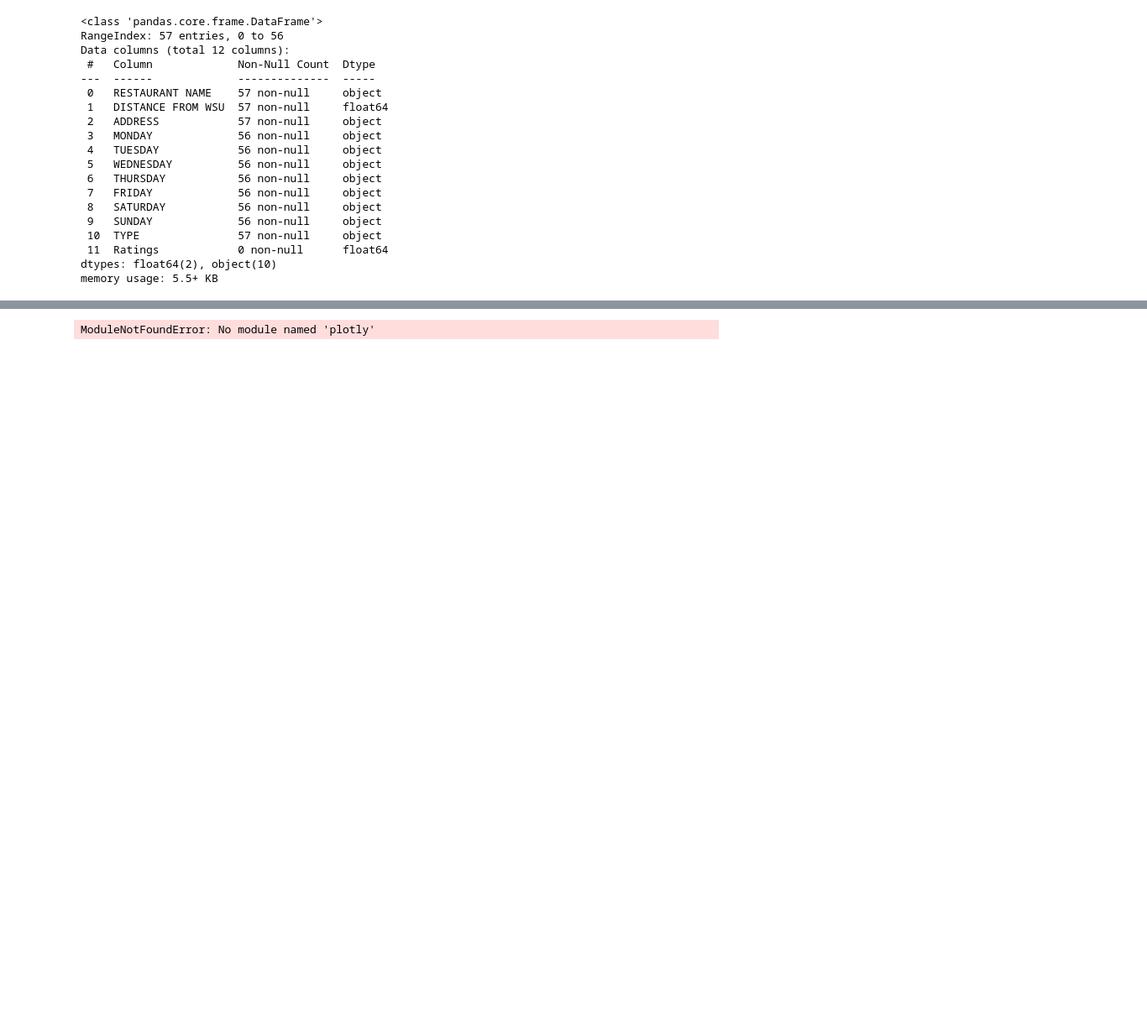
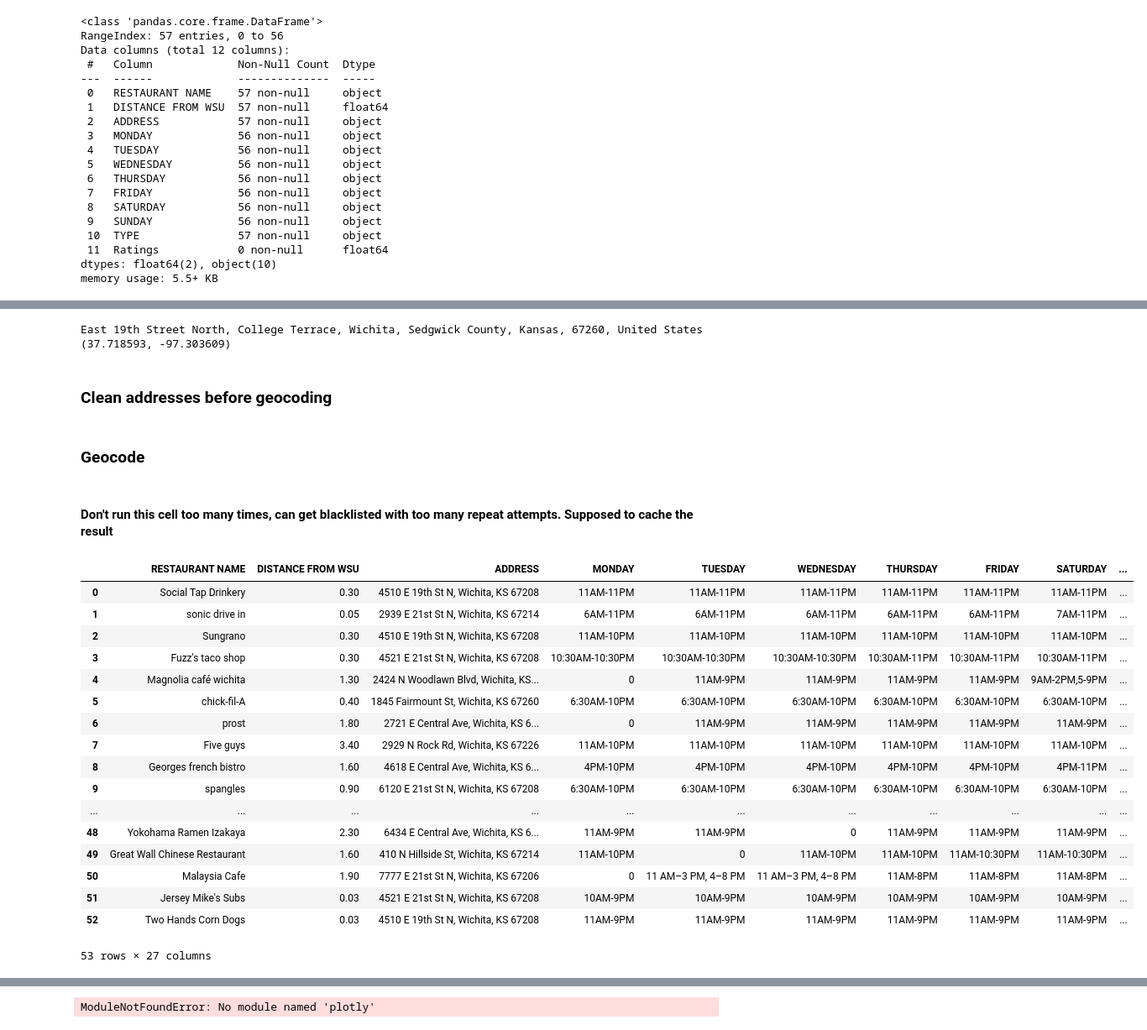
Before and after one commit to MarshallMor/Data-Science-Project, a Jupyter notebook: Group 5 Milestone 2.ipynb, the cells around one changed output, grey strips where cells are left out. Shown at 84% size. Cells and saved outputs as stored; diff of their text form; code cells hidden in the pictures; blank space fills up the shorter version.

Commit message:
Added geocode

```diff
--- a/Group 5 Milestone 2.ipynb
+++ b/Group 5 Milestone 2.ipynb
@@ -101 +89,80 @@ ModuleNotFoundError: No module named 'geopy'
+# %%
+#Nistler
+#Setup for geopy to geocode the address columns
+from geopy.geocoders import Nominatim
+from geopy.extra.rate_limiter import RateLimiter
+
+#Clean out all suite numbers
+
+geolocator = Nominatim(user_agent="httpabc")
+#location = geolocator.geocode("175 5th Avenue NYC")
+#location = geolocator.geocode(restaurants['ADDRESS'].iloc[0])
+location = geolocator.geocode('4510 E 19th St N, Wichita, KS 67208')
+
+print(location.address)
+print((location.latitude, location.longitude))
+# %% [output]
+East 19th Street North, College Terrace, Wichita, Sedgwick County, Kansas, 67260, United States
+(37.718593, -97.303609)
+# %% [markdown]
+### Clean addresses before geocoding
+# %%
+import re
+restaurants_pd = restaurants.copy()
+
+
+restaurants_pd['ADDRESS']=restaurants_pd['ADDRESS'].str.replace('106, 1861, ', '', regex=False)
+
+#Remove suite numbers
+restaurants_pd['ADDRESS']=restaurants_pd['ADDRESS'].replace(regex_pat, '', regex=True)
+regex_pat = re.compile("(#)(\d\d|\d\d\d|\d\d\d\d)", flags=re.IGNORECASE)
+restaurants_pd['ADDRESS']=restaurants_pd['ADDRESS'].replace(regex_pat, '', regex=True)
+regex_pat = re.compile("(\d,|\d\d,|\d\d\d,|\d\d\d\d,)", flags=re.IGNORECASE)
+restaurants_pd['ADDRESS']=restaurants_pd['ADDRESS'].replace(regex_pat, ',', regex=True)
+regex_pat = re.compile("((S|s)uite|Ste)", flags=re.IGNORECASE)
+restaurants_pd['ADDRESS']=restaurants_pd['ADDRESS'].replace(regex_pat, '', regex=True)
+
+#Remove building names and random space
+restaurants_pd['ADDRESS']=restaurants_pd['ADDRESS'].replace('Rhatigan Student Center, ', '', regex=True)
+restaurants_pd['ADDRESS']=restaurants_pd['ADDRESS'].replace('  ,', ',', regex=True)
+restaurants_pd['ADDRESS']=restaurants_pd['ADDRESS'].replace(' ,', ',', regex=True)
+
+restaurants_pd['ADDRESS']
+# %% [markdown]
+### Geocode
+# %% [markdown]
+#### Don't run this cell too many times, can get blacklisted with too many repeat attempts. Supposed to cache the result
+# %%
+from tqdm.notebook import tqdm
+
+tqdm.pandas()
+
+locator = Nominatim(user_agent='spatialthoughts', timeout=10)
+#Nomatim is rate limited to 1 req per second
+geocode = RateLimiter(locator.geocode, min_delay_seconds=1)
+
+#restaurants_pd = restaurants.copy()
+restaurants_pd['location'] = restaurants_pd['ADDRESS'].progress_apply(geocode)
+restaurants_pd['LATITUDE'] = restaurants_pd['location'].apply(lambda loc: loc.latitude if loc else None)
+restaurants_pd['LONGITUDE'] = restaurants_pd['location'].apply(lambda loc: loc.longitude if loc else None)
+restaurants_pd
+# %% [output]
+|  | RESTAURANT NAME | DISTANCE FROM WSU | ADDRESS | MONDAY | TUESDAY | WEDNESDAY | THURSDAY | FRIDAY | SATURDAY | ... |
+| 0 | Social Tap Drinkery | 0.30 | 4510 E 19th St N, Wichita, KS 67208 | 11AM-11PM | 11AM-11PM | 11AM-11PM | 11AM-11PM | 11AM-11PM | 11AM-11PM | ... |
+| 1 | sonic drive in | 0.05 | 2939 E 21st St N, Wichita, KS 67214 | 6AM-11PM | 6AM-11PM | 6AM-11PM | 6AM-11PM | 6AM-11PM | 7AM-11PM | ... |
+| 2 | Sungrano | 0.30 | 4510 E 19th St N, Wichita, KS 67208 | 11AM-10PM | 11AM-10PM | 11AM-10PM | 11AM-10PM | 11AM-10PM | 11AM-10PM | ... |
+| 3 | Fuzz's taco shop | 0.30 | 4521 E 21st St N, Wichita, KS 67208 | 10:30AM-10:30PM | 10:30AM-10:30PM | 10:30AM-10:30PM | 10:30AM-11PM | 10:30AM-11PM | 10:30AM-11PM | ... |
+| 4 | Magnolia café wichita | 1.30 | 2424 N Woodlawn Blvd, Wichita, KS... | 0 | 11AM-9PM | 11AM-9PM | 11AM-9PM | 11AM-9PM | 9AM-2PM,5-9PM | ... |
+| 5 | chick-fil-A | 0.40 | 1845 Fairmount St, Wichita, KS 67260 | 6:30AM-10PM | 6:30AM-10PM | 6:30AM-10PM | 6:30AM-10PM | 6:30AM-10PM | 6:30AM-10PM | ... |
+| 6 | prost | 1.80 | 2721 E Central Ave, Wichita, KS 6... | 0 | 11AM-9PM | 11AM-9PM | 11AM-9PM | 11AM-9PM | 11AM-9PM | ... |
+| 7 | Five guys | 3.40 | 2929 N Rock Rd, Wichita, KS 67226 | 11AM-10PM | 11AM-10PM | 11AM-10PM | 11AM-10PM | 11AM-10PM | 11AM-10PM | ... |
+| 8 | Georges french bistro | 1.60 | 4618 E Central Ave, Wichita, KS 6... | 4PM-10PM | 4PM-10PM | 4PM-10PM | 4PM-10PM | 4PM-10PM | 4PM-11PM | ... |
+| 9 | spangles | 0.90 | 6120 E 21st St N, Wichita, KS 67208 | 6:30AM-10PM | 6:30AM-10PM | 6:30AM-10PM | 6:30AM-10PM | 6:30AM-10PM | 6:30AM-10PM | ... |
+| ... | ... | ... | ... | ... | ... | ... | ... | ... | ... | ... |
+| 48 | Yokohama Ramen Izakaya | 2.30 | 6434 E Central Ave, Wichita, KS 6... | 11AM-9PM | 11AM-9PM | 0 | 11AM-9PM | 11AM-9PM | 11AM-9PM | ... |
+| 49 | Great Wall Chinese Restaurant | 1.60 | 410 N Hillside St, Wichita, KS 67214 | 11AM-10PM | 0 | 11AM-10PM | 11AM-10PM | 11AM-10:30PM | 11AM-10:30PM | ... |
+| 50 | Malaysia Cafe | 1.90 | 7777 E 21st St N, Wichita, KS 67206 | 0 | 11 AM–3 PM, 4–8 PM | 11 AM–3 PM, 4–8 PM | 11AM-8PM | 11AM-8PM | 11AM-8PM | ... |
+| 51 | Jersey Mike's Subs | 0.03 | 4521 E 21st St N, Wichita, KS 67208 | 10AM-9PM | 10AM-9PM | 10AM-9PM | 10AM-9PM | 10AM-9PM | 10AM-9PM | ... |
+| 52 | Two Hands Corn Dogs | 0.03 | 4510 E 19th St N, Wichita, KS 67208 | 11AM-9PM | 11AM-9PM | 11AM-9PM | 11AM-9PM | 11AM-9PM | 11AM-9PM | ... |
+53 rows × 27 columns
 # %% [markdown]
```
Also changed, not shown: parts of 7 cells of this notebook, 1 other file.
